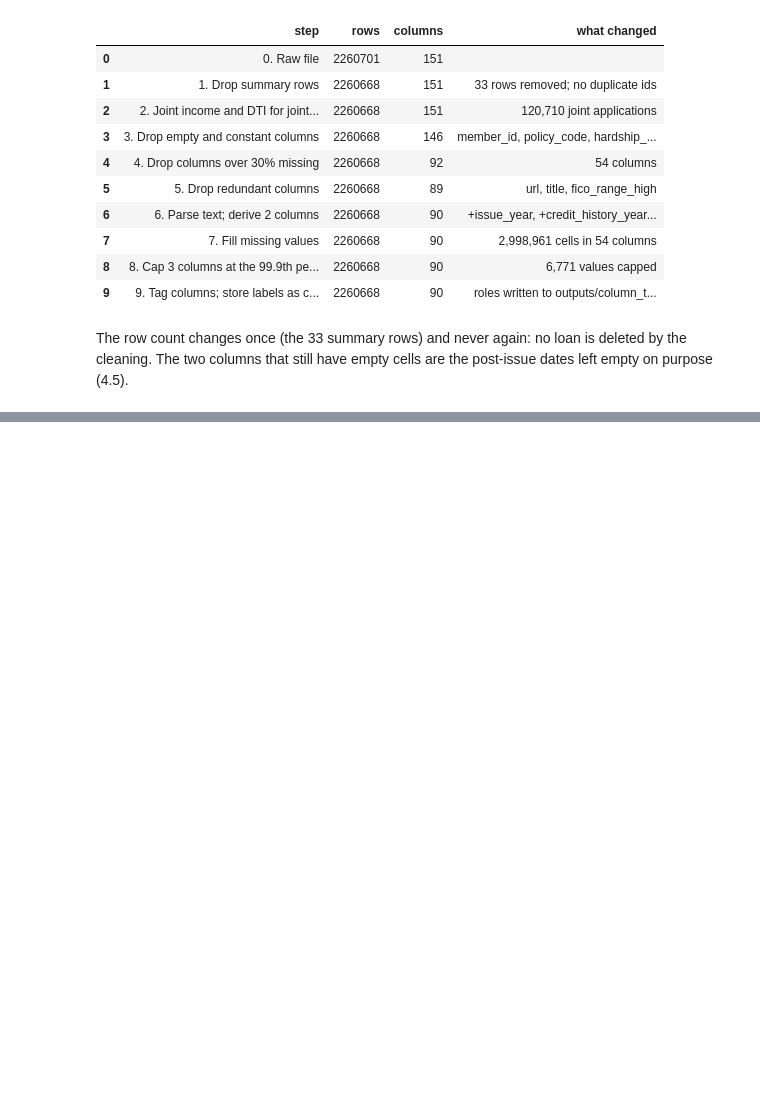
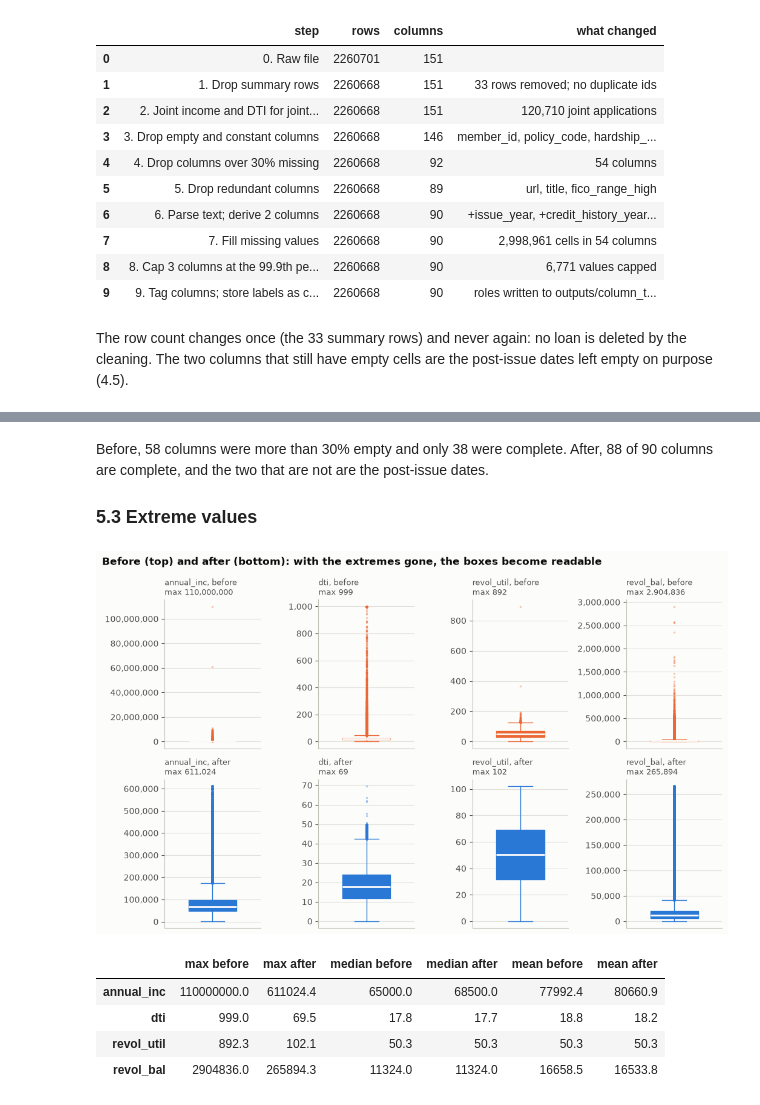
Before and after one commit to dhruvinn25/credibility-gamble, a Jupyter notebook: notebooks/01_data_prep.ipynb, the cells around one changed output, grey strips where cells are left out. Saved outputs shown, nothing was run; the diff lists cells and outputs as text; code cells hidden in the pictures; blank space fills up the shorter version.

```diff
--- a/notebooks/01_data_prep.ipynb
+++ b/notebooks/01_data_prep.ipynb
@@ -1168,0 +1266,29 @@ The row count changes once (the 33 summary rows) and never again: no loan is del
+# %% [markdown]
+Before, 58 columns were more than 30% empty and only 38 were complete. After, 88 of 90 columns are complete, and the two that are not are the post-issue dates.
+
+### 5.3 Extreme values
+# %%
+fig, axes = plt.subplots(2, len(OUTLIER_COLS), figsize=(10.5, 6.4))
+for j, c in enumerate(OUTLIER_COLS):
+    for i, (label, values, color) in enumerate([("before", raw_outliers[c].dropna(), ORANGE), ("after", clean[c], BLUE)]):
+        ax = axes[i, j]
+        draw_box(ax, values, color)
+        ax.set_title(f"{c}, {label}\nmax {values.max():,.0f}", fontsize=9.5, color=INK2, fontweight="normal")
+fig.suptitle("Before (top) and after (bottom): with the extremes gone, the boxes become readable",
+             x=0.01, ha="left", fontweight="bold")
+fig.tight_layout()
+save(fig, "05_outliers_before_after.png")
+plt.show()
+
+pd.DataFrame({
+    "max before": raw_outliers.max(), "max after": clean[OUTLIER_COLS].max(),
+    "median before": raw_outliers.median(), "median after": clean[OUTLIER_COLS].median(),
+    "mean before": raw_outliers.mean(), "mean after": clean[OUTLIER_COLS].mean(),
+}).round(1)
+# %% [output]
+[figure, added]
+|  | max before | max after | median before | median after | mean before | mean after |
+| annual_inc | 110000000.0 | 611024.4 | 65000.0 | 68500.0 | 77992.4 | 80660.9 |
+| dti | 999.0 | 69.5 | 17.8 | 17.7 | 18.8 | 18.2 |
+| revol_util | 892.3 | 102.1 | 50.3 | 50.3 | 50.3 | 50.3 |
+| revol_bal | 2904836.0 | 265894.3 | 11324.0 | 11324.0 | 16658.5 | 16533.8 |
```
Also changed, not shown: parts of 16 cells of this notebook, 4 other files.
